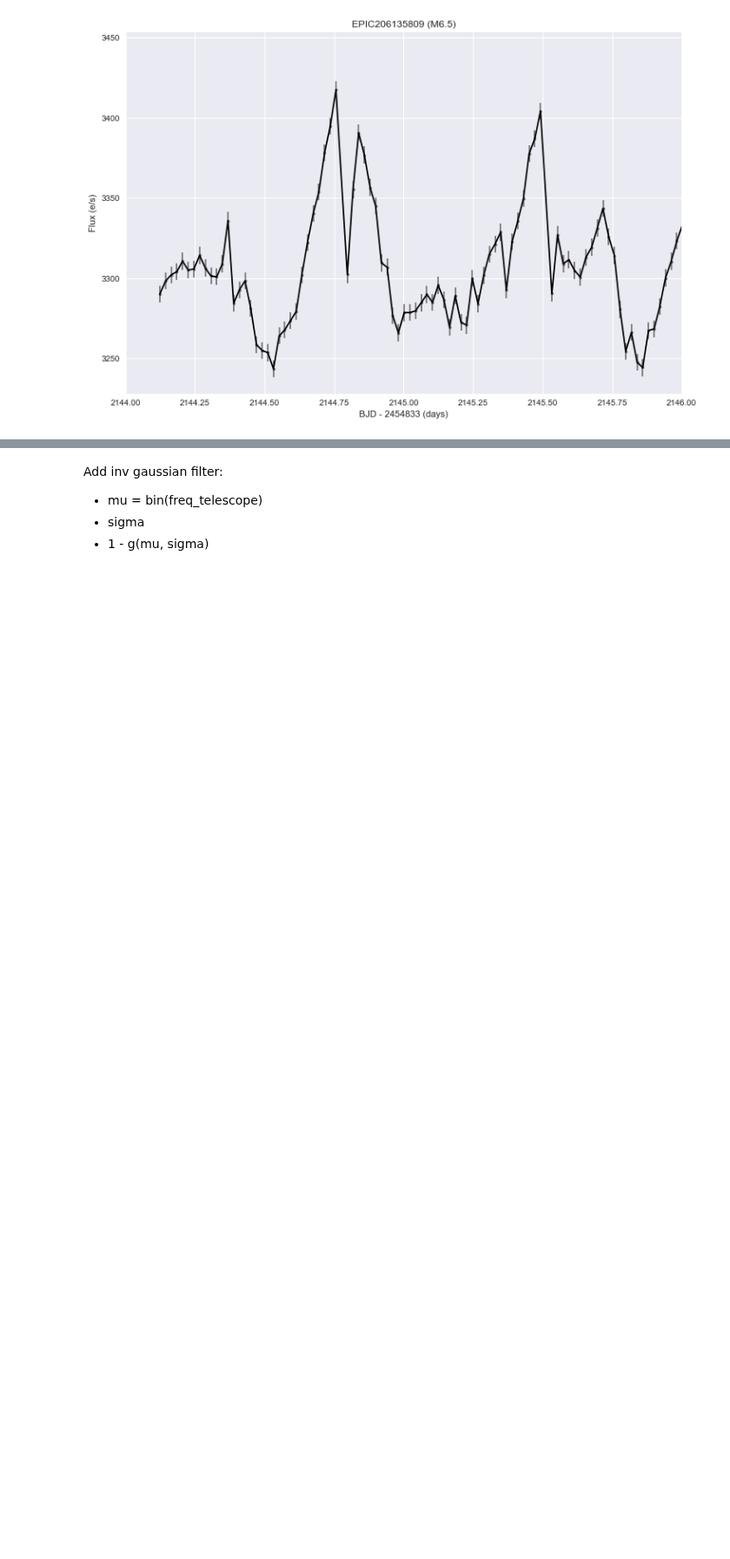
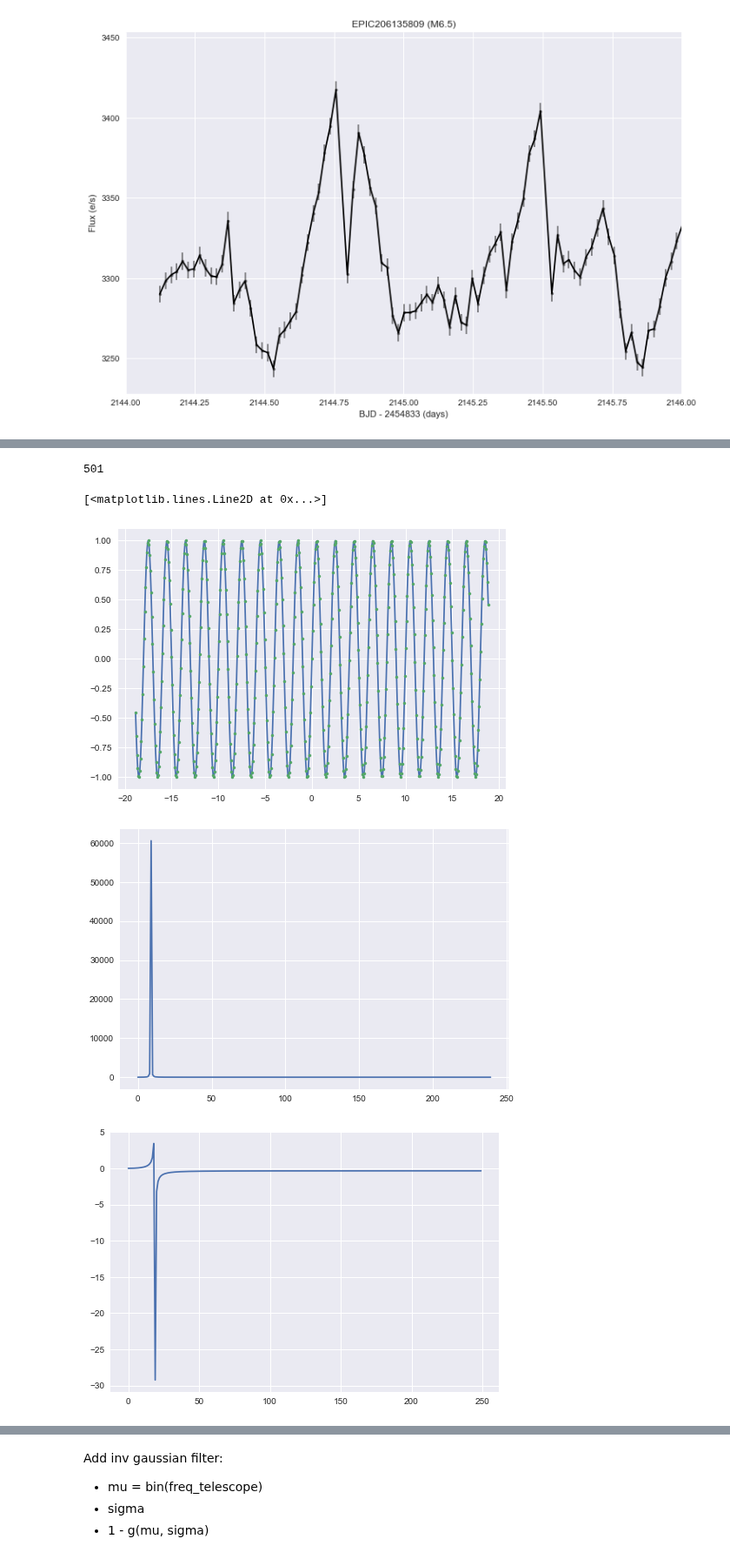
Before and after one commit to RileyWClarke/BiancoGroup, a Jupyter notebook: BiancoGroup_fftfiltering.ipynb, the cells around one changed output, grey strips where cells are left out. Shown at 87% size. Saved outputs shown, nothing was run; the diff lists cells and outputs as text; code cells hidden in the pictures; blank space fills up the shorter version.

```diff
--- a/BiancoGroup_fftfiltering.ipynb
+++ b/BiancoGroup_fftfiltering.ipynb
@@ -126,3 +111,22 @@ def invgaussian(m, s, x):
+# %%
+x = np.linspace(-6 * np.pi, 6 * np.pi, 501)
+print(len(x))
+fluxtest = np.sin(np.pi  * x)
+plt.plot(x,fluxtest)
+plt.plot(x,fluxtest, '.')
+plt.figure()
+spectrum = scipy.fft(fluxtest)
+ps = np.abs(spectrum)**2
+plt.plot(#np.fft.fftfreq(len(fluxtest))[10:int(len(spectrum) / 2)],
+         ps[10:int(len(spectrum) / 2)])
+plt.figure()
+plt.plot(spectrum[:int(len(spectrum) / 2)])
+# %% [output]
+501
+[<matplotlib.lines.Line2D at 0x...>]
+[figure, added]
+[figure, added]
+[figure, added]
 # %%
 #Some borrowed code (from http://forrestbao.blogspot.com/2014/07/signal-filtering-using-inverse-fft-in.html)
 #that does the FFT filtering with scipy:
```
Also changed, not shown: parts of 10 cells of this notebook.
